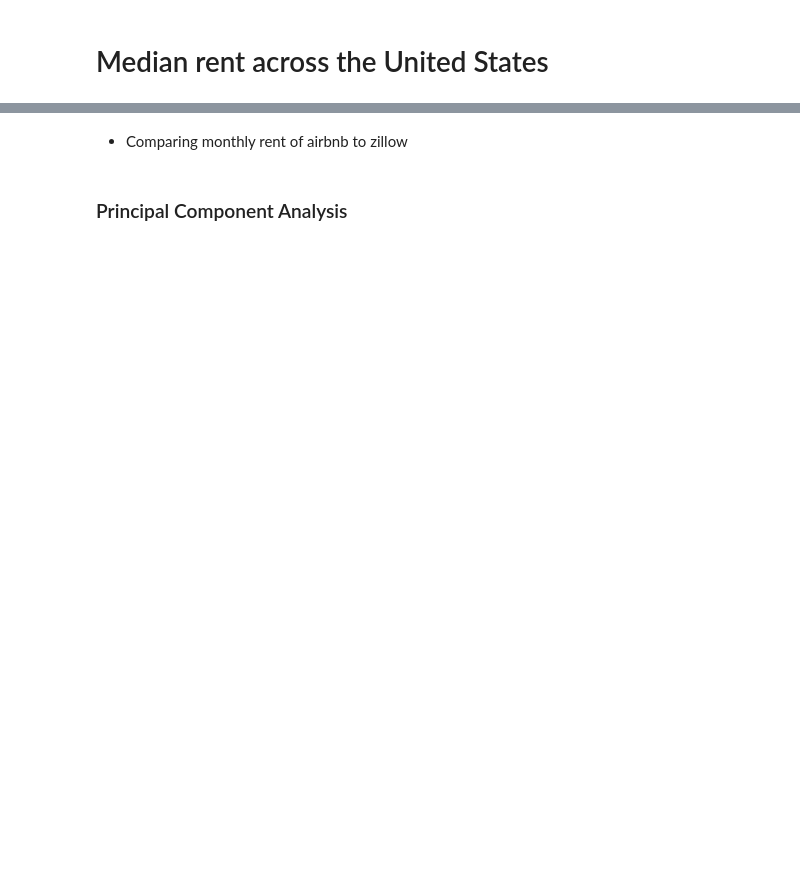
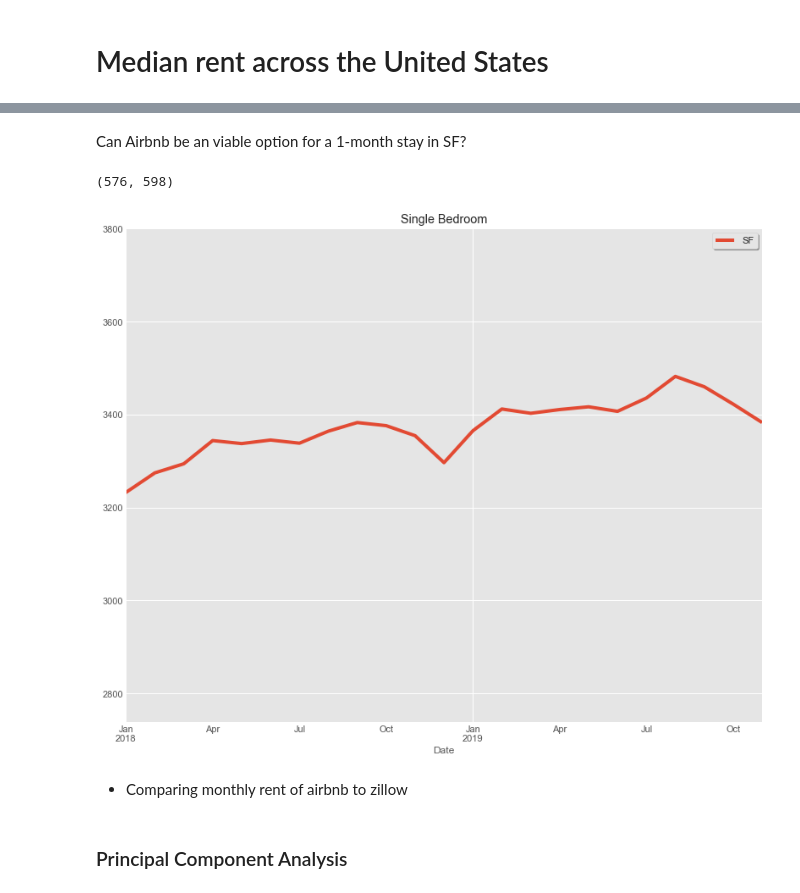
Before and after one commit to KishenSharma6/Airbnb-Analysis, a Jupyter notebook: Project Codes/05. Modeling/2020_0214_Calendar_TimeSeries.ipynb, the cells around one changed output, grey strips where cells are left out. Cells and saved outputs as stored; diff of their text form; code cells hidden in the pictures; blank space fills up the shorter version.

```diff
--- a/Project Codes/05. Modeling/2020_0214_Calendar_TimeSeries.ipynb
+++ b/Project Codes/05. Modeling/2020_0214_Calendar_TimeSeries.ipynb
@@ -315,8 +172,0 @@ Might be worth looking at a few years worth of reviews and calendar data to see
-# %%
-#Set Date as index for zillow data
-zillow.set_index(keys = 'Date', inplace=True)
-# %%
-#Extract date info from index and assign to zillow
-zillow['Year'] = zillow.index.year
-zillow['Month'] = zillow.index.month
-zillow['Weekday_Name'] = zillow.index.weekday_name
@@ -329,17 +172,0 @@ For this analysis, we will isolate the rows in our Zillow data that are in the z
-# %%
-zillow = zillow.loc['2011-09-01':'2019-11-01']
-# %%
-#SF vs rest of US Rent
-
-plt.style.use('ggplot')
-
-fig, ax = plt.subplots(figsize = (12,5))
-sf_zillow.groupby('Date')['Median_Rent'].mean().plot(kind = 'line', color = 'r')
-
-zillow.groupby(['Date'])['Median_Rent'].mean().plot(kind = 'line', color= 'g')#natl average
-
-plt.title('Comparing rent accross the Unites states vs SF(in airbnb specofically)')
-#We also noted each state's region size ranking, which represents how big it is population-wise;
-#California is ranked No. 1 with the largest population of all states, while Wyoming is ranked No. 51
-zillow[zillow.SizeRank < 2].groupby(['Date'])['Median_Rent'].mean().plot(kind = 'line', color = 'b')#this is compared to CA
-zillow[zillow.SizeRank < 10].groupby(['Date'])['Median_Rent'].mean().plot(kind = 'line', color = 'black')#purp(top 10 largest in US)
@@ -380,3 +173,17 @@ sf_zillow.tail()
+# %% [markdown]
+Can Airbnb be an viable option for a 1-month stay in SF?
+# %%
+fig, ax = plt.subplots(figsize = (12,10))
+ax1 = zillow.loc[(zillow.Bedrooms == 1) & (zillow.City == 'San Francisco')].groupby(['Date'])['Median_Rent'].mean().plot(kind = 'line',
+                                                                            label= 'SF', ax=ax)
+
+
+plt.title('Single Bedroom')
+ax.legend(fancybox = True, frameon=True, shadow = True)
+ax.set_xlim(['2018', '2019-11-01'])   # set the xlim to left, right
+# %% [output]
+(576, 598)
+[figure, added]
 # %%
 calendar.head()
 # %% [markdown]
```
Also changed, not shown: parts of 41 cells of this notebook.
